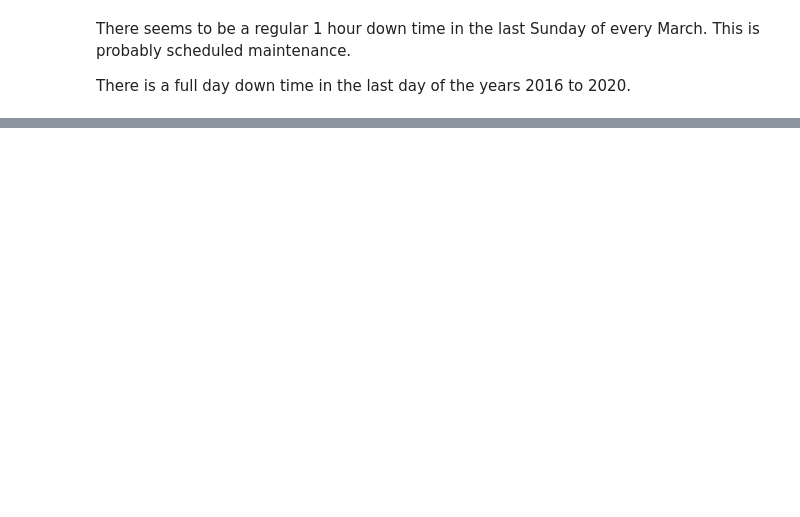
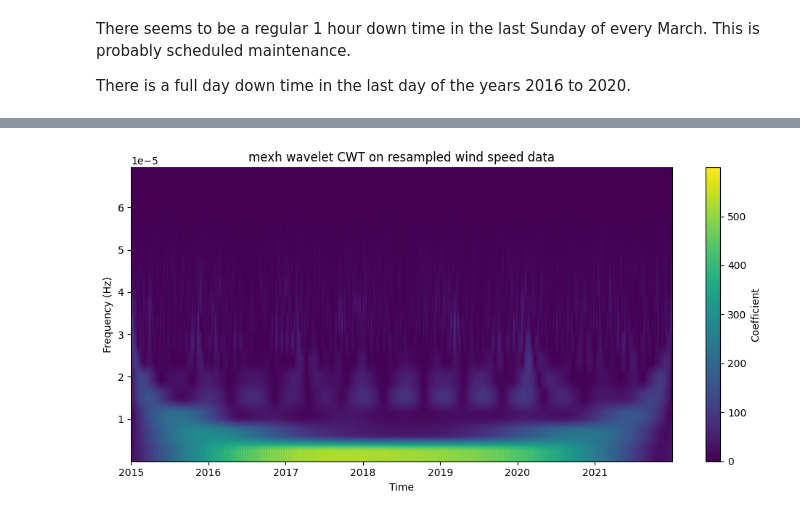
Before and after one commit to jfsantos-ds/predictive_maintenance, a Jupyter notebook: wind/2_annea_data_exploration.ipynb, the cells around one changed output, grey strips where cells are left out. Saved outputs shown, nothing was run; the diff lists cells and outputs as text; code cells hidden in the pictures; blank space fills up the shorter version.

```diff
--- a/wind/2_annea_data_exploration.ipynb
+++ b/wind/2_annea_data_exploration.ipynb
@@ -335,14 +350,0 @@ Finally regarding imputation, a model could be built
-# %%
-# Missingness correlation check
-from phik import phik_matrix
-
-corr_threshold=.975
-
-plot_graphs=True
-for i, col_i in enumerate(miss_mask.columns):
-    if plot_graphs and not (collinear:=corr.iloc[i,i+1:].loc[corr[col_i]>corr_threshold]).empty:
-        g = sns.pairplot(corr_df, vars=[col_i] + list(collinear.index), diag_kind='kde', corner=True)
-        g.fig.suptitle(f"{col_i} correlation cluster", y=1.03, fontsize=12)
-        seen += list(collinear.index)
-
-logging.info(f"Multicollinearity checked - {get_td()}")
@@ -348,0 +370,36 @@ logging.info(f"Multicollinearity checked - {get_td()}")
+# %%
+# Wind speed CWT analysis
+import pywt
+
+wind_df['datetime'] = wind_df.datetime.astype('datetime64[ns]')
+full_series = wind_df[['datetime', 'Wind Speed (avg)']].merge(time_ranges, how='right', right_index=True, left_on='datetime')
+full_series['hour'] = full_series.datetime.apply(lambda x: (x.year, x.month, x.day, x.hour))
+full_series.reset_index(drop=True, inplace=True)
+
+full_series['Wind Speed (avg)'] = full_series['Wind Speed (avg)'].fillna(method='ffill')  # Fill with mean to perform CWT
+resample_rate = pd.Timedelta(1,'h')  # Simplify CWT and create wider scales with smaller feature space
+hour_groups = full_series.groupby('hour').filter(lambda g: g.hour.count()==resample_rate/sample_freq).groupby('hour')  # Incomplete groups in the edges filtered
+resampled_wind_speed = hour_groups['Wind Speed (avg)'].mean()
+resampled_datetimes = hour_groups['datetime'].first()
+
+min_scale = 1
+max_scale = pd.Timedelta(2*365,'days')//resample_rate  # Maximum scale for the wavelet function extension
+n_coefs = 16
+scales = np.geomspace(min_scale, max_scale, n_coefs)
+wavelet = 'mexh'
+coef, freqs = pywt.cwt(resampled_wind_speed, scales, wavelet=wavelet)
+freq_scaling = pd.Timedelta(1,'second')/resample_rate
+freqs = freqs*freq_scaling
+
+plt.figure(figsize=(10, 5))
+plt.imshow(np.abs(coef), aspect='auto', cmap='viridis', extent=[resampled_datetimes.iloc[0], resampled_datetimes.iloc[-1], np.min(freqs), np.max(freqs)])
+plt.xlabel('Time')
+plt.ylabel('Frequency (Hz)')
+plt.title(f"{wavelet} wavelet CWT on resampled wind speed data")
+cbar = plt.colorbar()
+cbar.set_label('Coefficient')
+plt.tight_layout()
+plt.show()
+logging.info(f"CWT performed in wind timeseries - {get_td()}")
+# %% [output]
+[figure, added]
```
Also changed, not shown: parts of 12 cells of this notebook, 3 other files.
